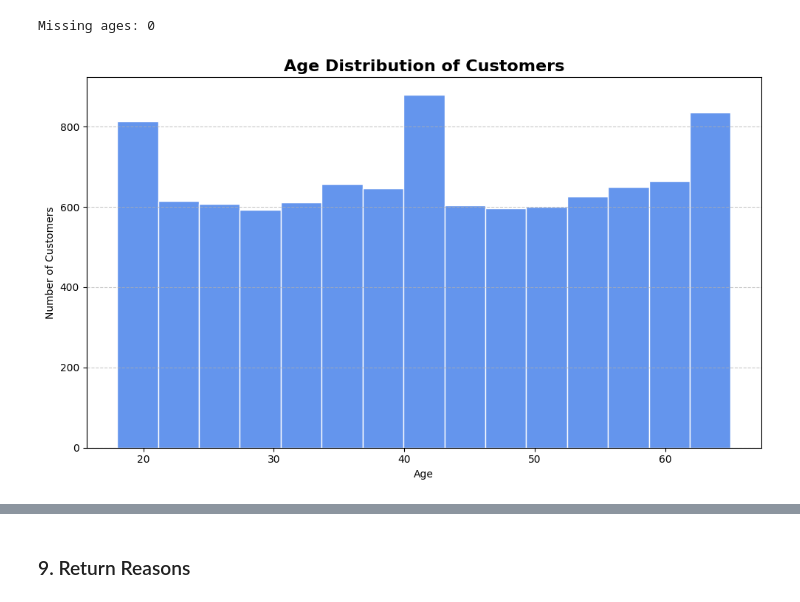
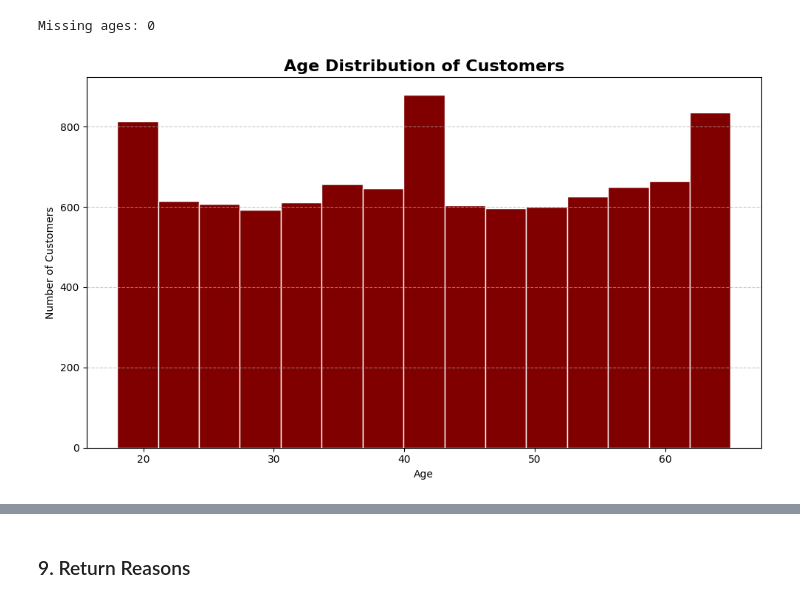
Before and after one commit to Bindiya-Anand/IndiaKart_E-Commerce_Analytics_Project, a Jupyter notebook: Notebooks/Phase2_EDA_Bindiya_Anand.ipynb, the cells around one changed output, grey strips where cells are left out. Saved outputs shown, nothing was run; the diff lists cells and outputs as text; code cells hidden in the pictures.

```diff
--- a/Notebooks/Phase2_EDA_Bindiya_Anand.ipynb
+++ b/Notebooks/Phase2_EDA_Bindiya_Anand.ipynb
@@ -393,13 +435,13 @@ Missing ages: 0
 # %%
 # Plot 8: Age Distribution
 plt.figure(figsize=(10, 6))
-plt.hist(customers['age'].dropna(), bins=15, color='cornflowerblue', edgecolor='white')
+plt.hist(customers['age'].dropna(), bins=15, color='maroon', edgecolor='white')
 plt.title('Age Distribution of Customers', fontsize=16, fontweight='bold')
 plt.xlabel('Age')
 plt.ylabel('Number of Customers')
 plt.grid(axis='y', linestyle='--', alpha=0.7)
 plt.tight_layout()
 plt.savefig('charts/08_age_distribution.png', dpi=150, bbox_inches='tight')
 plt.show()
 # %% [output]
-[figure, old version]
+[figure, new version]
```
Also changed, not shown: parts of 13 cells of this notebook.
